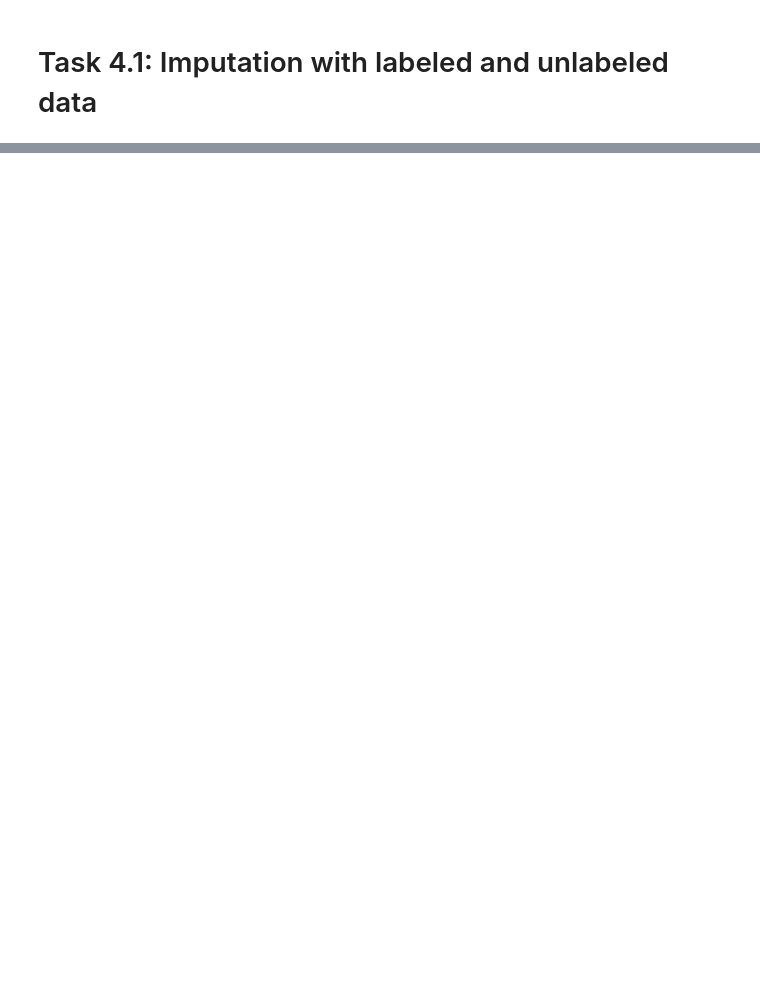
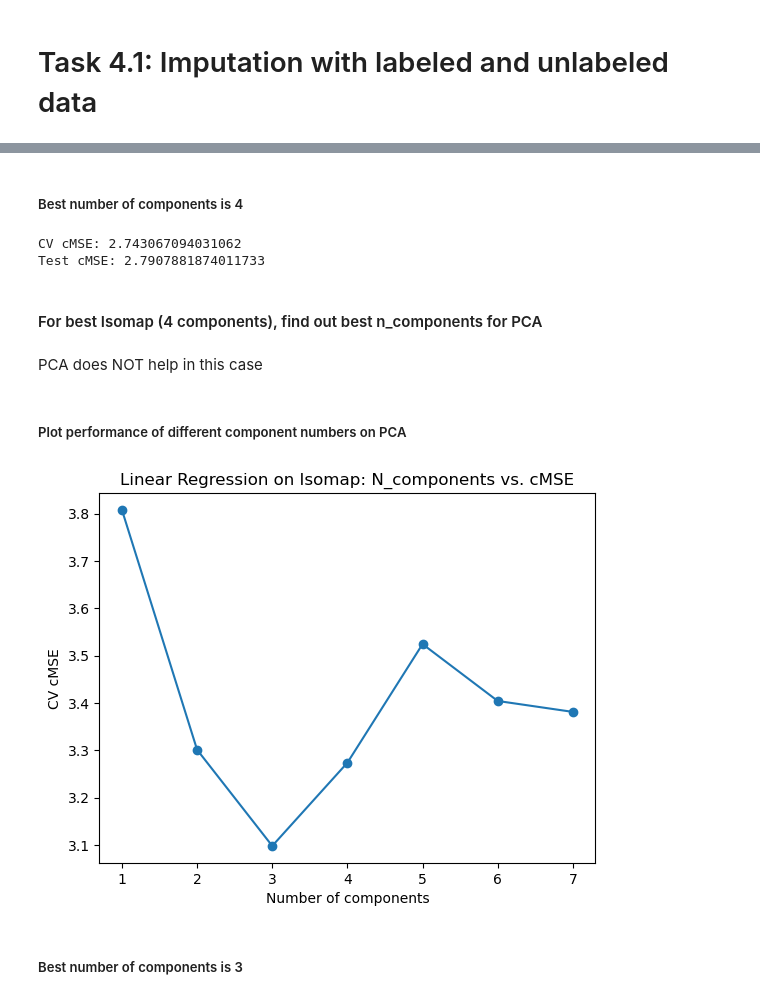
Before and after one commit to RenatoViola/AA_Assignment_2, a Jupyter notebook: Code/task_4.ipynb, the cells around one changed output, grey strips where cells are left out. Drawn from its saved outputs; the diff is of its cells as text; code cells hidden in the pictures; blank space fills up the shorter version.

```diff
--- a/Code/task_4.ipynb
+++ b/Code/task_4.ipynb
@@ -169,0 +225,56 @@ Test cMSE: 2.418972175074191
+# %% [markdown]
+##### Best number of components is 4
+# %%
+iso = Isomap(n_components=4)
+iso.fit(X_imp_scaled)
+
+ft_lr_model = make_pipeline(
+    knn_imputer,
+    scaler,
+    # pca,
+    FrozenTransformer(iso),
+    LinearRegression())
+
+ft_lr_imp_model, ft_lr_imp_csme = evaluate_model(np.array(
+    X_labeled_imp), np.array(y_labeled), np.array(c_labeled), model=ft_lr_model)
+# %% [output]
+CV cMSE: 2.743067094031062
+Test cMSE: 2.7907881874011733
+# %% [markdown]
+#### For best Isomap (4 components), find out best n_components for PCA
+# %% [markdown]
+PCA does NOT help in this case
+# %% [markdown]
+##### Plot performance of different component numbers on PCA
+# %%
+n_values = range(1, 8)
+ft_lr_scores = []
+
+for n in n_values:
+    pca = PCA(n_components=n)
+    X_pca = pca.fit_transform(X_imp_scaled)
+
+    iso = Isomap(n_components=4)
+    iso.fit(X_pca)
+
+    ft_lr_model = make_pipeline(
+    knn_imputer,
+    scaler,
+    pca,
+    FrozenTransformer(iso),
+    LinearRegression())
+
+    _, score = evaluate_model(np.array(
+    X_labeled_imp), np.array(y_labeled), np.array(c_labeled), model=ft_lr_model, show_cmse=False)
+
+    ft_lr_scores.append(score)
+
+plt.plot(n_values, ft_lr_scores, marker='o')
+plt.xlabel("Number of components")
+plt.ylabel("CV cMSE")
+plt.title("Linear Regression on Isomap: N_components vs. cMSE")
+plt.show()
+# %% [output]
+[figure, added]
+# %% [markdown]
+##### Best number of components is 3
```
Also changed, not shown: parts of 26 cells of this notebook.
